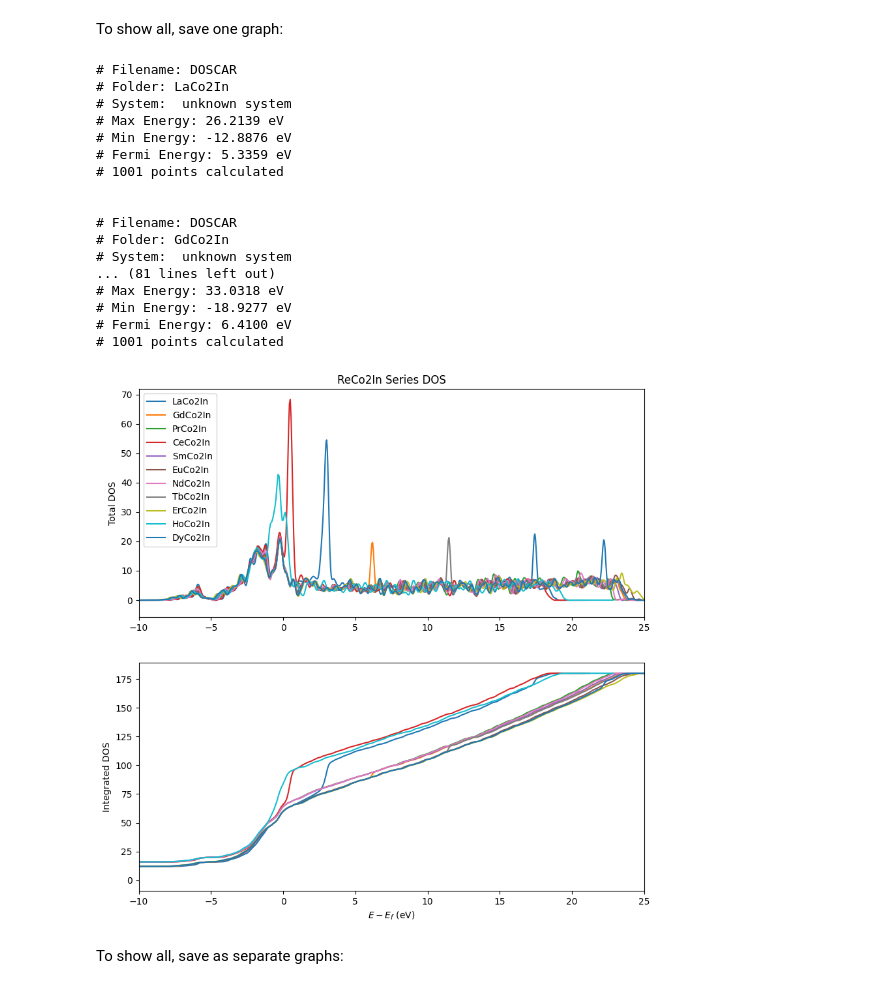
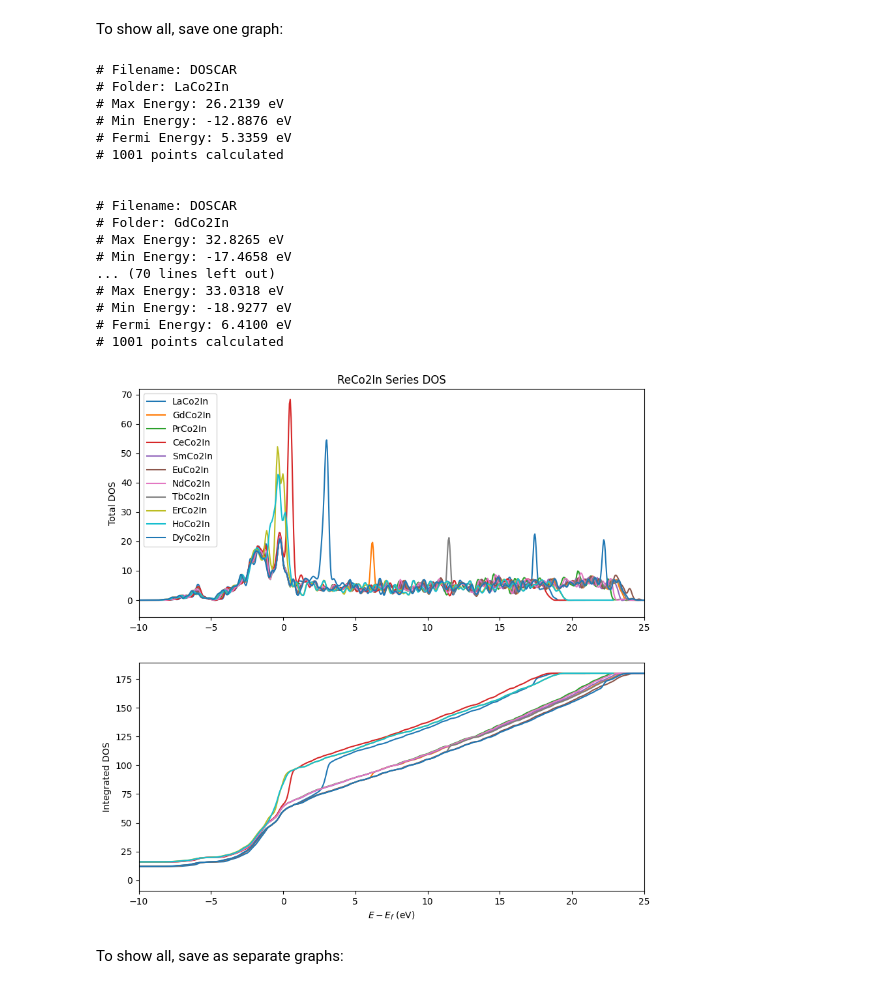
Before and after one commit to EmilJaffal/VASP, a Jupyter notebook: Trials.ipynb, the cells around one changed output. Cells and saved outputs as stored; diff of their text form; code cells hidden in the pictures.

```diff
--- a/Trials.ipynb
+++ b/Trials.ipynb
@@ -124,7 +121,6 @@ def readDOSCAR(filename, folder_name):
 
     print("# Filename:", os.path.basename(filename))
     print("# Folder:", folder_name)
-    print("# System:", name)
     print("# Max Energy: %.4f eV" % float(emax))
     print("# Min Energy: %.4f eV" % float(emin))
     print("# Fermi Energy: %.4f eV" % float(efermi))
@@ -167,43 +163,43 @@ def main(directory):
 
     # Use glob to find all files ending with "DOSCAR" in the specified directory
     doscar_files = glob.glob(os.path.join(directory, '**', '*DOSCAR'), recursive=True)
-    doscar_files = [f for f in doscar_files if "ispin=2" not in f]
+    doscar_files = [f for f in doscar_files if "ispin=2" not in f and "Not_Using" not in f]
 
     if not doscar_files:
         print("No DOSCAR files found in the specified directory or its subdirectories.")
         return
 
     for filename in doscar_files:
         folder_name = os.path.basename(os.path.dirname(filename))  # Extract parent folder name
         readDOSCAR(filename, folder_name)
         print()  # Add an empty line between each block of information
 
         # Save the plot as PNG
-    output_filename = os.path.join(os.path.expanduser('~'), 'Desktop', 'Miriad.png')
+    output_filename = os.path.join(os.path.expanduser('~'), 'Desktop/Molecules/Graphs/DOS', 'Miriad.png')
     plt.savefig(output_filename)
     plt.show()  # Display the plot
     plt.close()  # Close the figure to free up memory
 
 main('Desktop/Molecules')
 # %% [output]
 # Filename: DOSCAR
 # Folder: LaCo2In
-# System:  unknown system
 # Max Energy: 26.2139 eV
 # Min Energy: -12.8876 eV
 # Fermi Energy: 5.3359 eV
 # 1001 points calculated
 
 
 # Filename: DOSCAR
 # Folder: GdCo2In
-# System:  unknown system
-... (81 lines left out)
+# Max Energy: 32.8265 eV
+# Min Energy: -17.4658 eV
+... (70 lines left out)
 # Max Energy: 33.0318 eV
 # Min Energy: -18.9277 eV
 # Fermi Energy: 6.4100 eV
 # 1001 points calculated
-[figure, old version]
+[figure, new version]
 # %% [markdown]
 To show all, save as separate graphs:
 # %%
```
Also changed, not shown: parts of 6 cells of this notebook.
